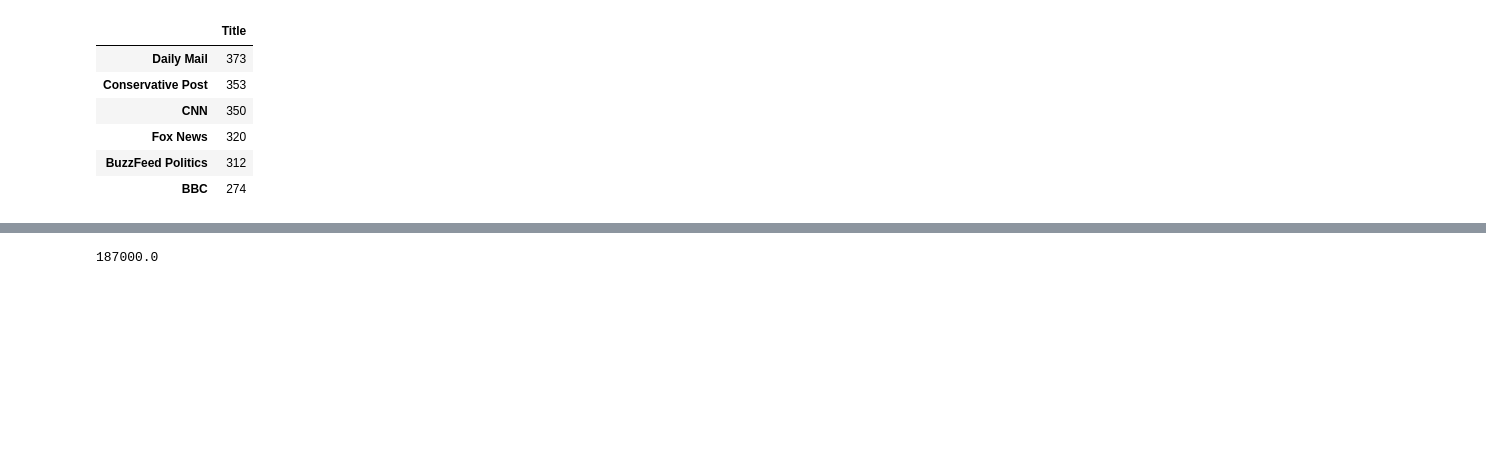
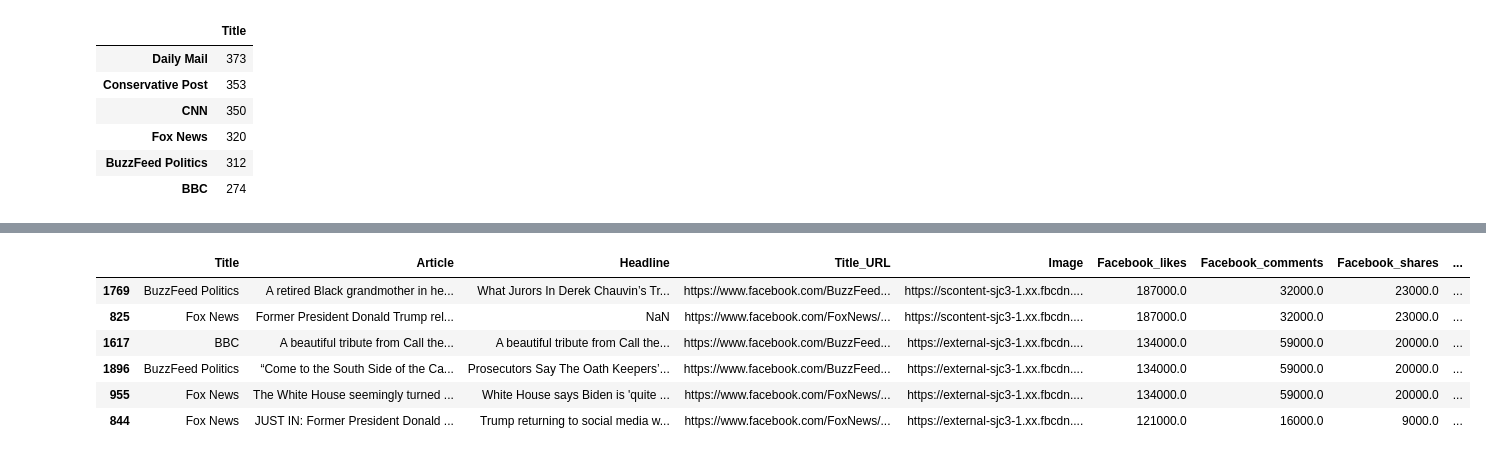
Before and after one commit to aliciasply/Final-Project, a Jupyter notebook: Code/Final-Visualization-Data-Cleaning-Alicia .ipynb, the cells around one changed output, grey strips where cells are left out. Saved outputs shown, nothing was run; the diff lists cells and outputs as text; code cells hidden in the pictures; blank space fills up the shorter version.

```diff
--- a/Code/Final-Visualization-Data-Cleaning-Alicia .ipynb
+++ b/Code/Final-Visualization-Data-Cleaning-Alicia .ipynb
@@ -237,7 +254,12 @@ sns.countplot(x="Title", hue="results", data=all_cleaned_news)
-# %%
-
-
-test12 = all_cleaned_news['Facebook_likes'].max()
-test12
-# %% [output]
-187000.0
+# %%
+# The most 'like' of Fake News on Facebook Post
+most_like_fake = all_cleaned_news.sort_values(by='Facebook_likes', ascending=False)
+most_like_fake.head(6)
+# %% [output]
+|  | Title | Article | Headline | Title_URL | Image | Facebook_likes | Facebook_comments | Facebook_shares | ... |
+| 1769 | BuzzFeed Politics | A retired Black grandmother in he... | What Jurors In Derek Chauvin’s Tr... | https://www.facebook.com/BuzzFeed... | https://scontent-sjc3-1.xx.fbcdn.... | 187000.0 | 32000.0 | 23000.0 | ... |
+| 825 | Fox News | Former President Donald Trump rel... | NaN | https://www.facebook.com/FoxNews/... | https://scontent-sjc3-1.xx.fbcdn.... | 187000.0 | 32000.0 | 23000.0 | ... |
+| 1617 | BBC | A beautiful tribute from Call the... | A beautiful tribute from Call the... | https://www.facebook.com/BuzzFeed... | https://external-sjc3-1.xx.fbcdn.... | 134000.0 | 59000.0 | 20000.0 | ... |
+| 1896 | BuzzFeed Politics | “Come to the South Side of the Ca... | Prosecutors Say The Oath Keepers’... | https://www.facebook.com/BuzzFeed... | https://external-sjc3-1.xx.fbcdn.... | 134000.0 | 59000.0 | 20000.0 | ... |
+| 955 | Fox News | The White House seemingly turned ... | White House says Biden is 'quite ... | https://www.facebook.com/FoxNews/... | https://external-sjc3-1.xx.fbcdn.... | 134000.0 | 59000.0 | 20000.0 | ... |
+| 844 | Fox News | JUST IN: Former President Donald ... | Trump returning to social media w... | https://www.facebook.com/FoxNews/... | https://external-sjc3-1.xx.fbcdn.... | 121000.0 | 16000.0 | 9000.0 | ... |
```
Also changed, not shown: parts of 30 cells of this notebook, 4 other files.
